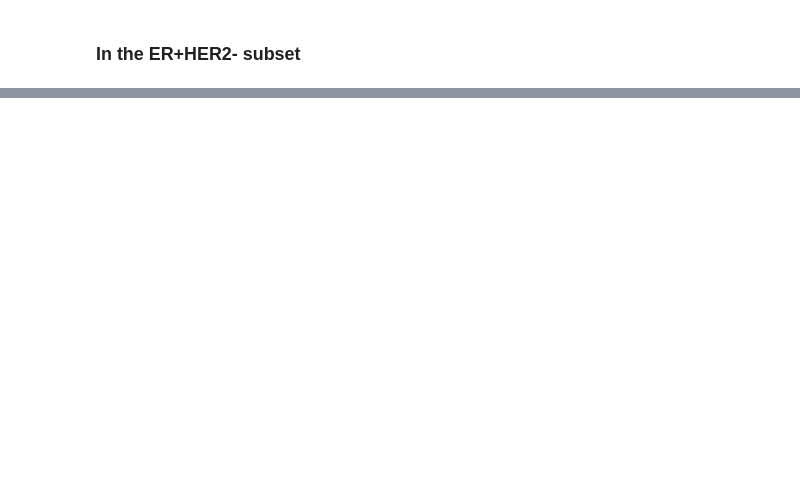
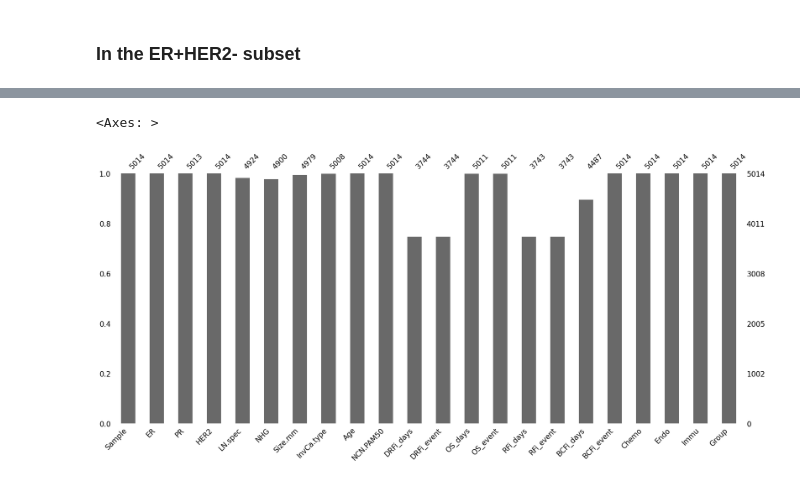
Before and after one commit to lphohmann/PredictRecurrence, a Jupyter notebook: notebooks/SCANB_modalities.ipynb, the cells around one changed output, grey strips where cells are left out. Saved outputs shown, nothing was run; the diff lists cells and outputs as text; code cells hidden in the pictures; blank space fills up the shorter version.

```diff
--- a/notebooks/SCANB_modalities.ipynb
+++ b/notebooks/SCANB_modalities.ipynb
@@ -135,0 +193,5 @@ plt.show()
+# %%
+msno.bar(clinical_selected)
+# %% [output]
+<Axes: >
+[figure, added]
```
Also changed, not shown: parts of 21 cells of this notebook, 3 other files.
